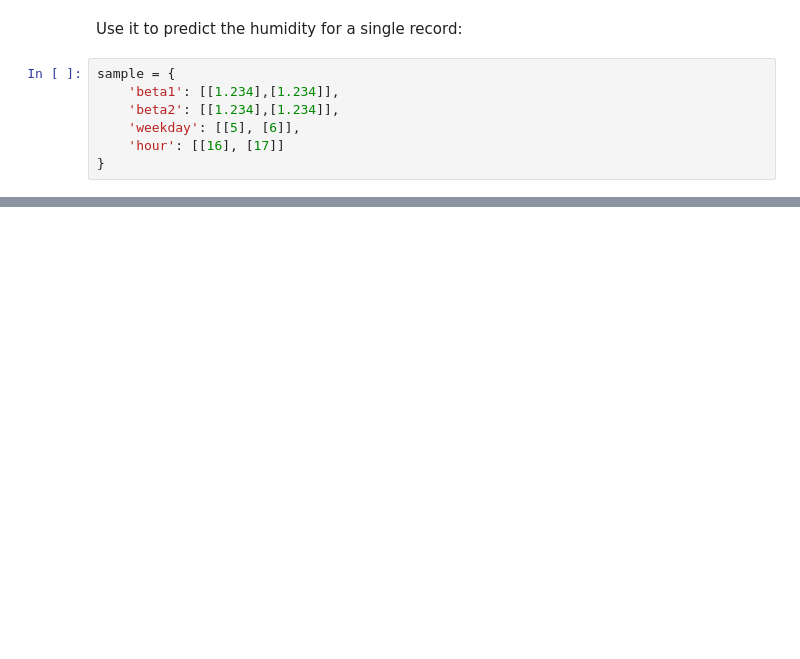
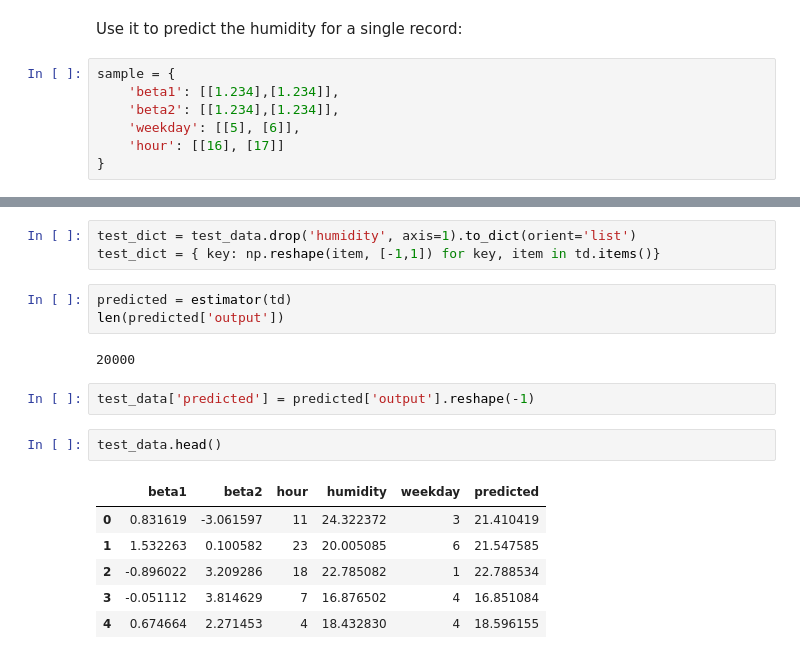
Before and after one commit to smurve/HSR2019, a Jupyter notebook: collateral/Predictions.ipynb, the cells around one changed output, grey strips where cells are left out. Drawn from its saved outputs; the diff is of its cells as text; blank space fills up the shorter version.

```diff
--- a/collateral/Predictions.ipynb
+++ b/collateral/Predictions.ipynb
@@ -45,0 +70,19 @@ estimator(sample)
+# %%
+test_dict = test_data.drop('humidity', axis=1).to_dict(orient='list')
+test_dict = { key: np.reshape(item, [-1,1]) for key, item in td.items()}
+# %%
+predicted = estimator(td)
+len(predicted['output'])
+# %% [output]
+20000
+# %%
+test_data['predicted'] = predicted['output'].reshape(-1)
+# %%
+test_data.head()
+# %% [output]
+|  | beta1 | beta2 | hour | humidity | weekday | predicted |
+| 0 | 0.831619 | -3.061597 | 11 | 24.322372 | 3 | 21.410419 |
+| 1 | 1.532263 | 0.100582 | 23 | 20.005085 | 6 | 21.547585 |
+| 2 | -0.896022 | 3.209286 | 18 | 22.785082 | 1 | 22.788534 |
+| 3 | -0.051112 | 3.814629 | 7 | 16.876502 | 4 | 16.851084 |
+| 4 | 0.674664 | 2.271453 | 4 | 18.432830 | 4 | 18.596155 |
```
Also changed, not shown: parts of 16 cells of this notebook, 2 other files.
